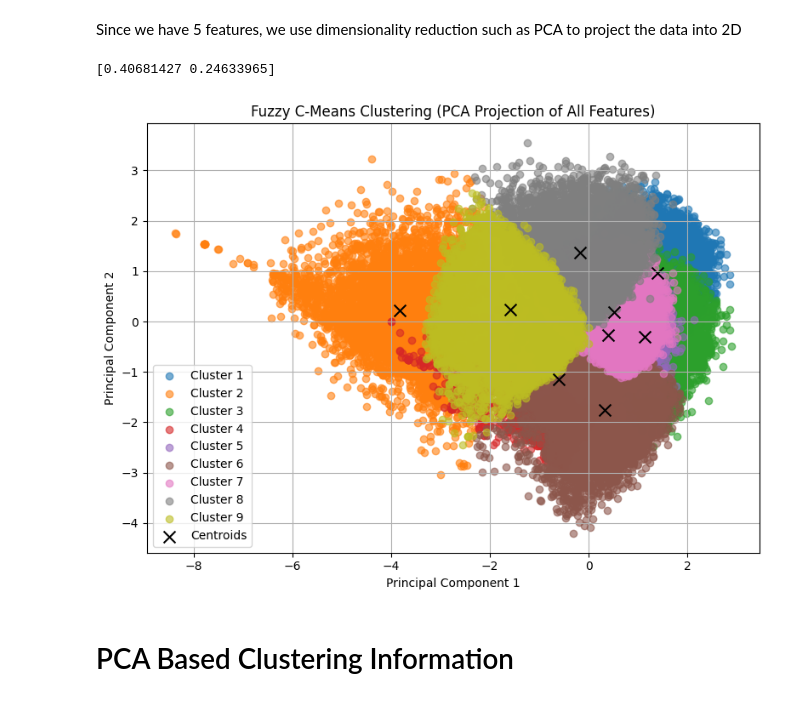
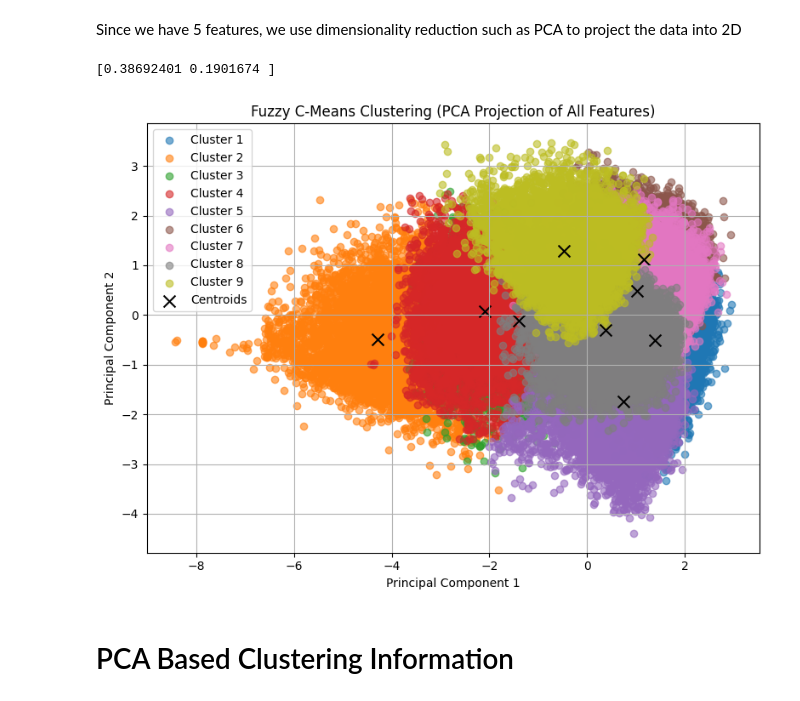
Before and after one commit to clairehbear/ECS171-Music-Recommendation-System, a Jupyter notebook: Model_Fuzzy_C_Means_Clustering.ipynb, the cells around one changed output. Drawn from its saved outputs; the diff is of its cells as text; code cells hidden in the pictures.

```diff
--- a/Model_Fuzzy_C_Means_Clustering.ipynb
+++ b/Model_Fuzzy_C_Means_Clustering.ipynb
@@ -24,14 +17,14 @@ Successfully installed scikit-fuzzy-0.5.0
 # %% [markdown]
 # Data Preprocessing
 # %%
-data = pd.read_csv('/content/dataset.csv', index_col=0)
+data = pd.read_csv('data/dataset.csv', index_col=0)
 data.drop_duplicates(subset='track_id')
-features = ['track_name', 'artists', 'popularity', 'track_genre', 'danceability', 'loudness', 'acousticness', 'valence', 'tempo']
+features = ['track_name', 'artists', 'popularity', 'track_genre', 'energy', 'danceability', 'loudness', 'acousticness', 'valence', 'tempo']
 X = data[features].copy()
 X.drop_duplicates(subset=['track_name', 'artists'], keep='first', inplace=True)
 X.reset_index(drop=True, inplace=True)
 # Standardize data
 scaler = StandardScaler()
-X_scaled = scaler.fit_transform(X[['danceability', 'loudness', 'acousticness', 'valence', 'tempo']])
+X_scaled = scaler.fit_transform(X[['danceability', 'popularity', 'loudness', 'acousticness', 'energy', 'valence', 'tempo']])
 # %% [markdown]
 # Define Model
@@ -44,3 +39,4 @@ m = 1.1  # Fuzziness parameter
 cntr, u, u0,d,jm,p, fpc = fuzz.cluster.cmeans(
     X_scaled.T, n_clusters, m, error=0.005, maxiter=1000, init=None
 )
+u = u.T / np.linalg.norm(u.T, axis=1)[:, np.newaxis]
@@ -60,33 +59,33 @@ Since we have 5 features, we use dimensionality reduction such as PCA to project
 # %%
 # Reduce all features to 2D using PCA
 pca = PCA(n_components=2)
 X_pca = pca.fit_transform(X_scaled)
 pca.fit(X_scaled)
 print(pca.explained_variance_ratio_)
 
 # Convert fuzzy memberships to hard assignments
-cluster_membership = np.argmax(u, axis=0)
+cluster_membership = np.argmax(u.T, axis=0)
 
 # Plot clusters in PCA space
 plt.figure(figsize=(8,6))
 for i in range(n_clusters):
     cluster_points = X_pca[cluster_membership == i]
     plt.scatter(cluster_points[:, 0], cluster_points[:, 1], label=f'Cluster {i+1}', alpha=0.6)
 
 # Project and plot cluster centroids
 centroids_pca = pca.transform(cntr)
 plt.scatter(centroids_pca[:, 0], centroids_pca[:, 1], c='black', marker='x', s=100, label='Centroids')
 
 plt.title("Fuzzy C-Means Clustering (PCA Projection of All Features)")
 plt.xlabel("Principal Component 1")
 plt.ylabel("Principal Component 2")
 plt.legend()
 plt.grid(True)
 plt.tight_layout()
 plt.show()
 # %% [output]
-[0.40681427 0.24633965]
+[0.38692401 0.1901674 ]
-[figure, old version]
+[figure, new version]
 # %% [markdown]
 # PCA Based Clustering Information
 # %% [markdown]
```
Also changed, not shown: parts of 11 cells of this notebook, 7 other files.
